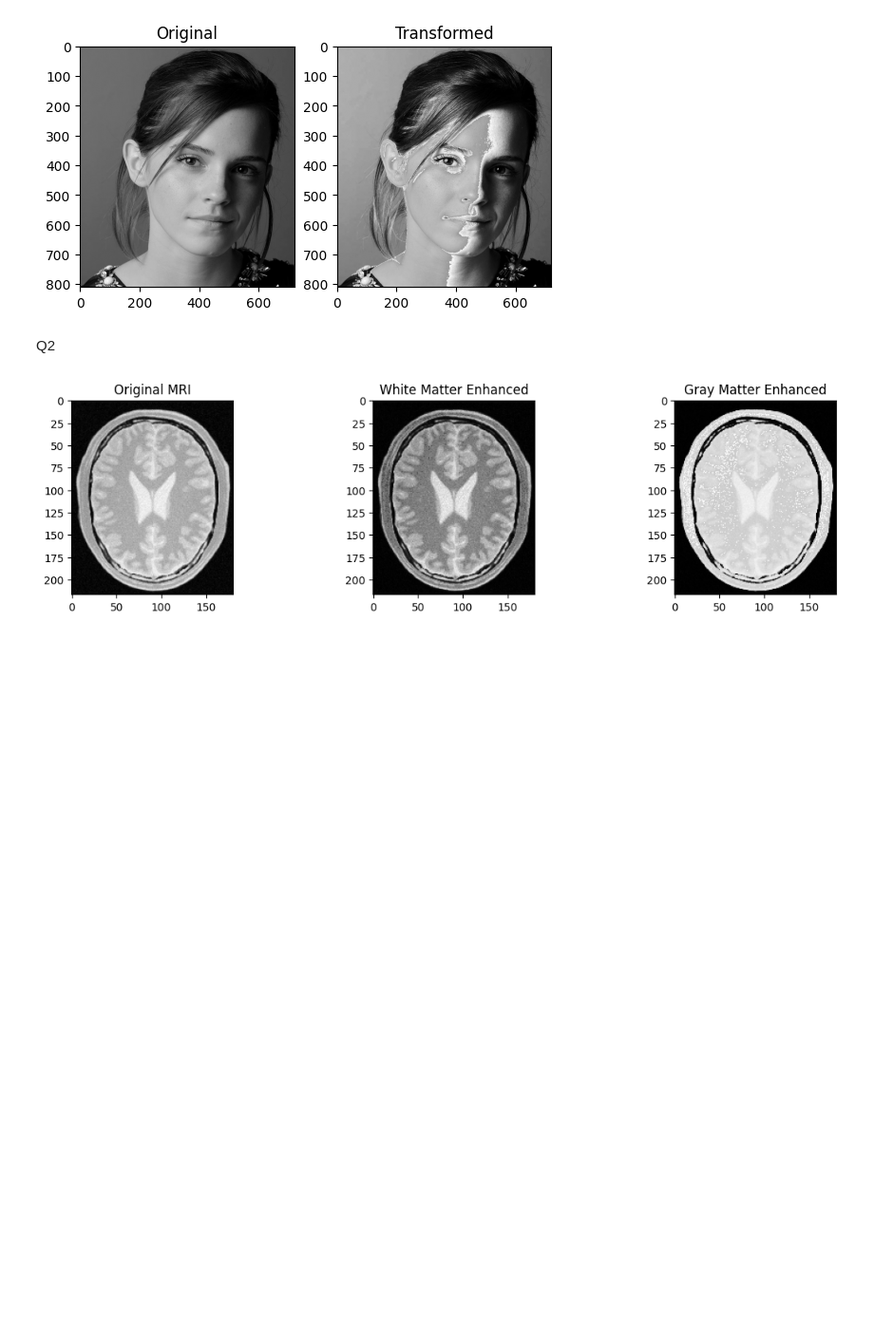
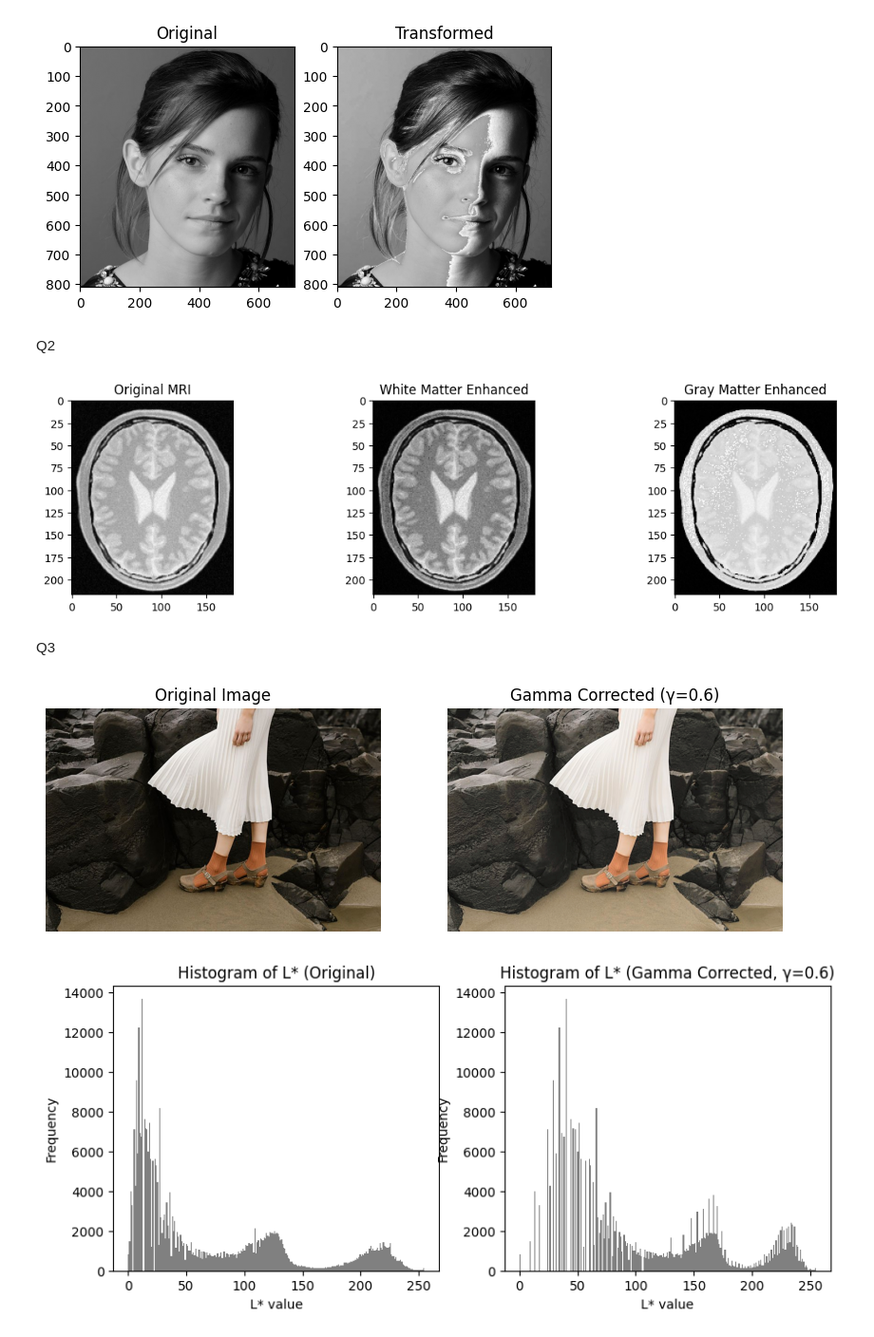
Before and after one commit to bandarasmc/Image_Processing_Msc, a Jupyter notebook: Code/notebook.ipynb, the cells around one changed output. Shown: that part at 95% size. Saved outputs shown, nothing was run; the diff lists cells and outputs as text; code cells hidden in the pictures; blank space fills up the shorter version.

```diff
--- a/Code/notebook.ipynb
+++ b/Code/notebook.ipynb
@@ -113,3 +113,65 @@ plt.tight_layout()
 plt.show()
 # %% [output]
 [figure]
+# %% [markdown]
+Q3
+# %%
+
+# Load the image
+img = cv2.imread(r"E:\MSc-AI\Recordings\Semester 3\IT5437 - CV\Assignment_1\a1images\highlights_and_shadows.jpg")
+if img is None:
+    raise FileNotFoundError("Image not found. Please check the path and filename.")
+
+img = cv2.cvtColor(img, cv2.COLOR_BGR2RGB)  # Convert BGR → RGB for display
+
+# Convert RGB → Lab
+lab = cv2.cvtColor(img, cv2.COLOR_RGB2LAB)
+L, a, b = cv2.split(lab)
+
+# Normalize L (0–100 range for Lab, OpenCV stores L in 0–255)
+L_norm = L / 255.0
+
+# Apply gamma correction
+gamma = 0.6   # <--- state your gamma value
+L_corr = np.clip((L_norm ** gamma) * 255.0, 0, 255).astype(np.uint8)
+
+# Merge back corrected L with a and b
+lab_corr = cv2.merge([L_corr, a, b])
+
+# Convert back to RGB
+img_corr = cv2.cvtColor(lab_corr, cv2.COLOR_LAB2RGB)
+
+
+plt.figure(figsize=(10,5))
+
+plt.subplot(1,2,1)
+plt.imshow(img)
+plt.title("Original Image")
+plt.axis("off")
+
+plt.subplot(1,2,2)
+plt.imshow(img_corr)
+plt.title(f"Gamma Corrected (γ={gamma})")
+plt.axis("off")
+
+plt.show()
+
+# ---------- Histograms of L ----------
+plt.figure(figsize=(10,4))
+
+plt.subplot(1,2,1)
+plt.hist(L.flatten(), bins=256, range=(0,255), color='gray')
+plt.title("Histogram of L* (Original)")
+plt.xlabel("L* value")
+plt.ylabel("Frequency")
+
+plt.subplot(1,2,2)
+plt.hist(L_corr.flatten(), bins=256, range=(0,255), color='gray')
+plt.title(f"Histogram of L* (Gamma Corrected, γ={gamma})")
+plt.xlabel("L* value")
+plt.ylabel("Frequency")
+
+plt.show()
+# %% [output]
+[figure, added]
+[figure, added]
```
